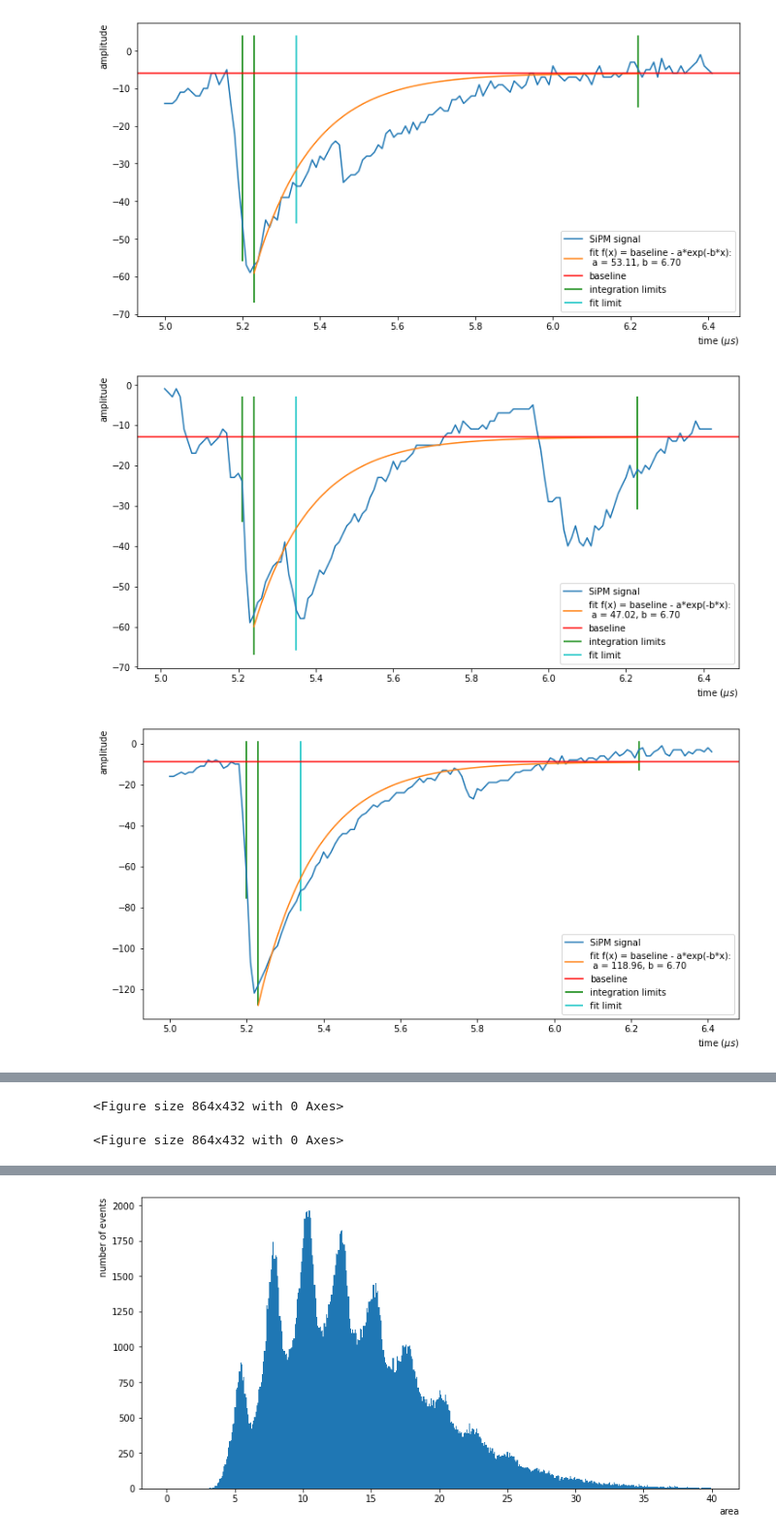
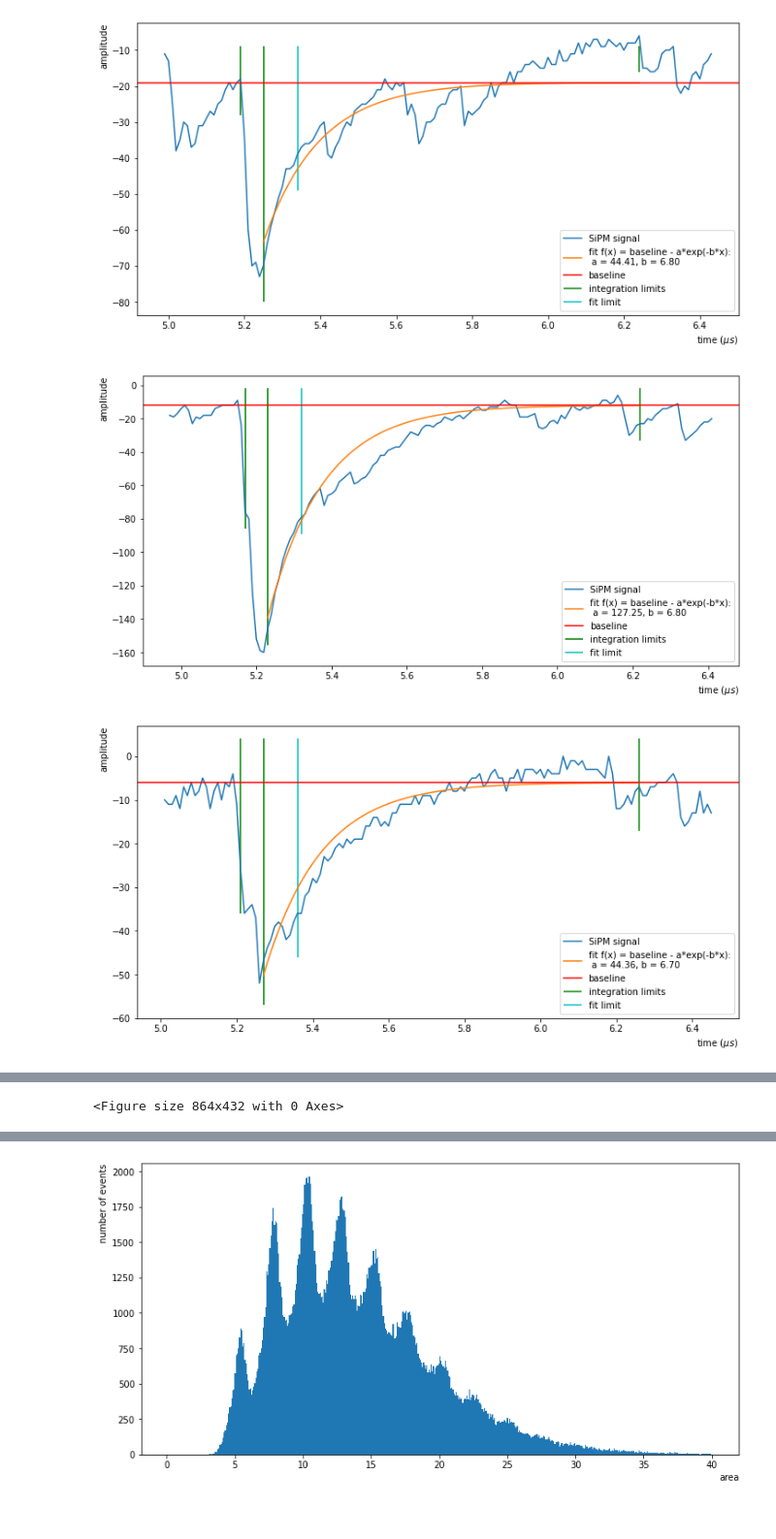
Before and after one commit to valerioda/abalone, a Jupyter notebook: process_sipm_signals.ipynb, the cells around one changed output, grey strips where cells are left out. Shown at 97% size. Drawn from its saved outputs; the diff is of its cells as text; code cells hidden in the pictures.

```diff
--- a/process_sipm_signals.ipynb
+++ b/process_sipm_signals.ipynb
@@ -11,5 +11,5 @@ import scipy.integrate as integ
 from scipy.optimize import curve_fit
 import time
 # %%
-data = psu.read_file('data/2020_11_09/SiPM1_27_5_LED2p75.dat')
+data = psu.read_file('data/SiPM2/SiPM2_34_0_LED2p75.dat')
 # %% [output]
@@ -22,11 +17,11 @@ psu.plot_waveforms(dts,data,5)
 # %%
 for i in range(10):
     plt.figure(figsize=(12,6))
     dts = np.arange(0,data.shape[1]*10,10)
-    listpeaks = psu.search_peaks(dts, data[i], 4, 9, False)
-    psu.integral_central_peak(data[i],listpeaks, dtl=-2, dtr=1, tfit=12,
+    listpeaks = psu.search_peaks(data[i], 4, 9, False)
+    psu.integral_central_peak(data[i],listpeaks, dtl=-5, dtr=1, tfit=10,
                               tlim=100,tc=5,tll=2,tlr=10,plot=1)
 # %% [output]
-[figure, old version]
+[figure, new version]
-[figure, old version]
+[figure, new version]
-[figure, old version]
+[figure, new version]
@@ -37,2 +34 @@ for i in range(10):
 <Figure size 864x432 with 0 Axes>
-<Figure size 864x432 with 0 Axes>
```
Also changed, not shown: parts of 4 cells of this notebook, 1 other file.
